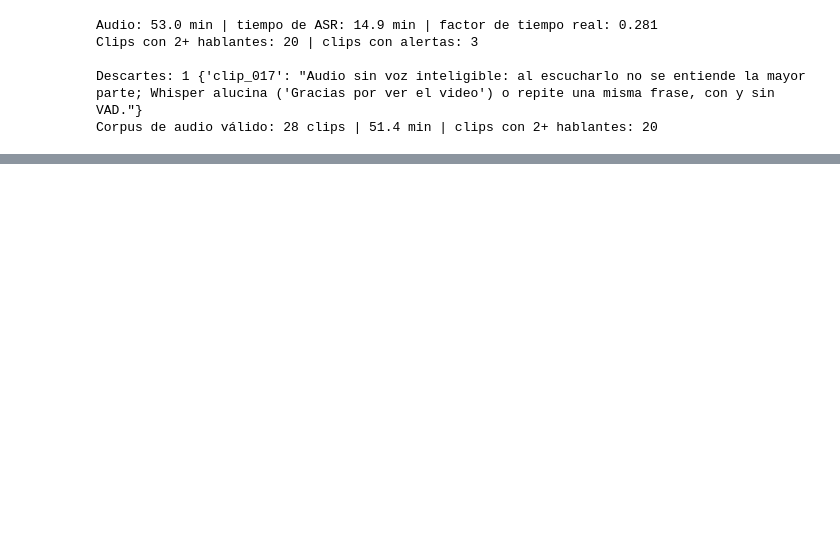
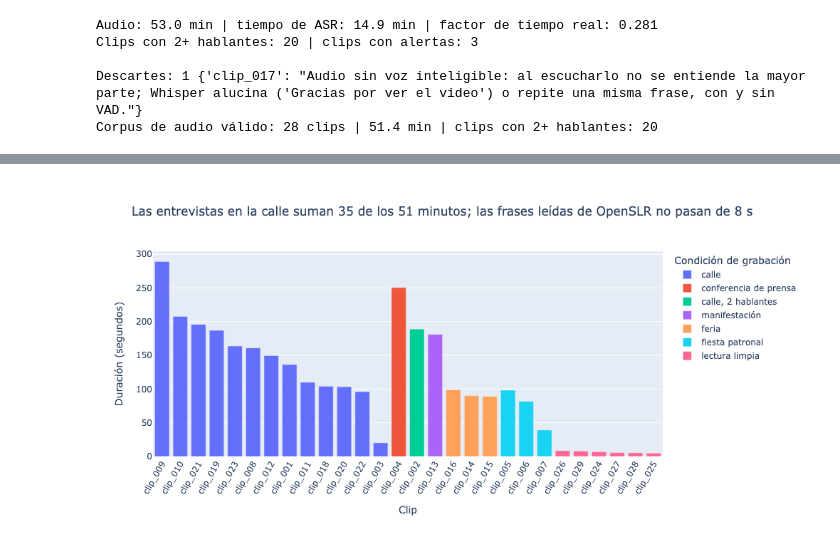
Before and after one commit to isabellaach/python-qlab, a Jupyter notebook: tarea_2/01_extraccion.ipynb, the cells around one changed output, grey strips where cells are left out. Cells and saved outputs as stored; diff of their text form; code cells hidden in the pictures; blank space fills up the shorter version.

```diff
--- a/tarea_2/01_extraccion.ipynb
+++ b/tarea_2/01_extraccion.ipynb
@@ -679,0 +805,15 @@ voz.a_tabla(asr["clip_002"][1]).head(12)
+# %%
+clips = asr_clips[~asr_clips["descartado"]].sort_values("duracion_seg", ascending=False)
+min_calle = clips.loc[clips["condicion"].str.startswith("calle"), "duracion_seg"].sum() / 60
+total_min = clips["duracion_seg"].sum() / 60
+max_openslr = clips.loc[clips["fuente"] == "OpenSLR 73", "duracion_seg"].max()
+
+fig = px.bar(clips, x="id", y="duracion_seg", color="condicion",
+             hover_data=["fuente", "n_hablantes", "palabras"],
+             title=f"Las entrevistas en la calle suman {min_calle:.0f} de los {total_min:.0f} minutos; "
+                   f"las frases leídas de OpenSLR no pasan de {max_openslr:.0f} s",
+             labels={"id": "Clip", "duracion_seg": "Duración (segundos)", "condicion": "Condición de grabación"})
+fig.update_layout(width=1000, height=480, xaxis_tickangle=-60)
+fig.show()
+# %% [output]
+[figure, added]
```
Also changed, not shown: parts of 18 cells of this notebook, 2 other files.
